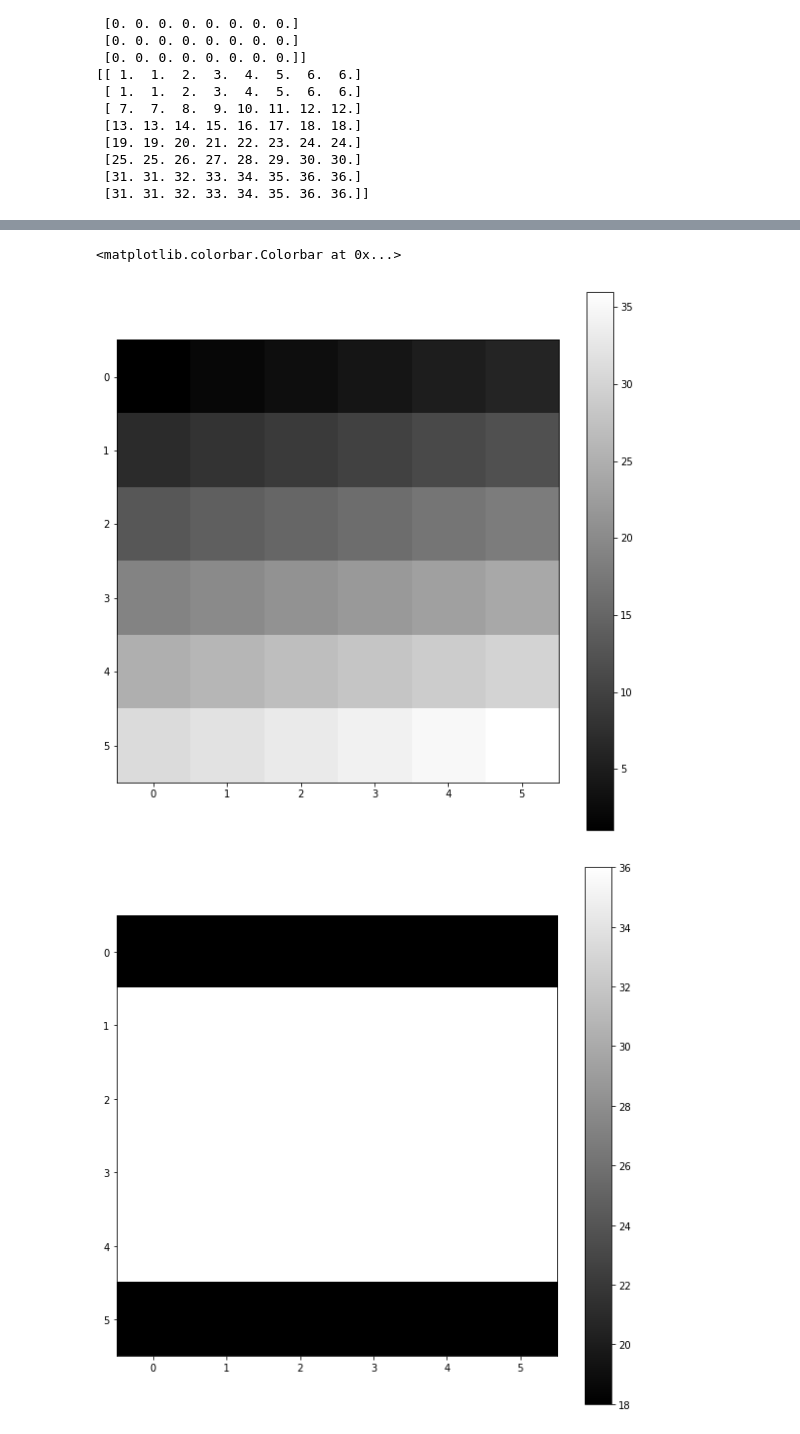
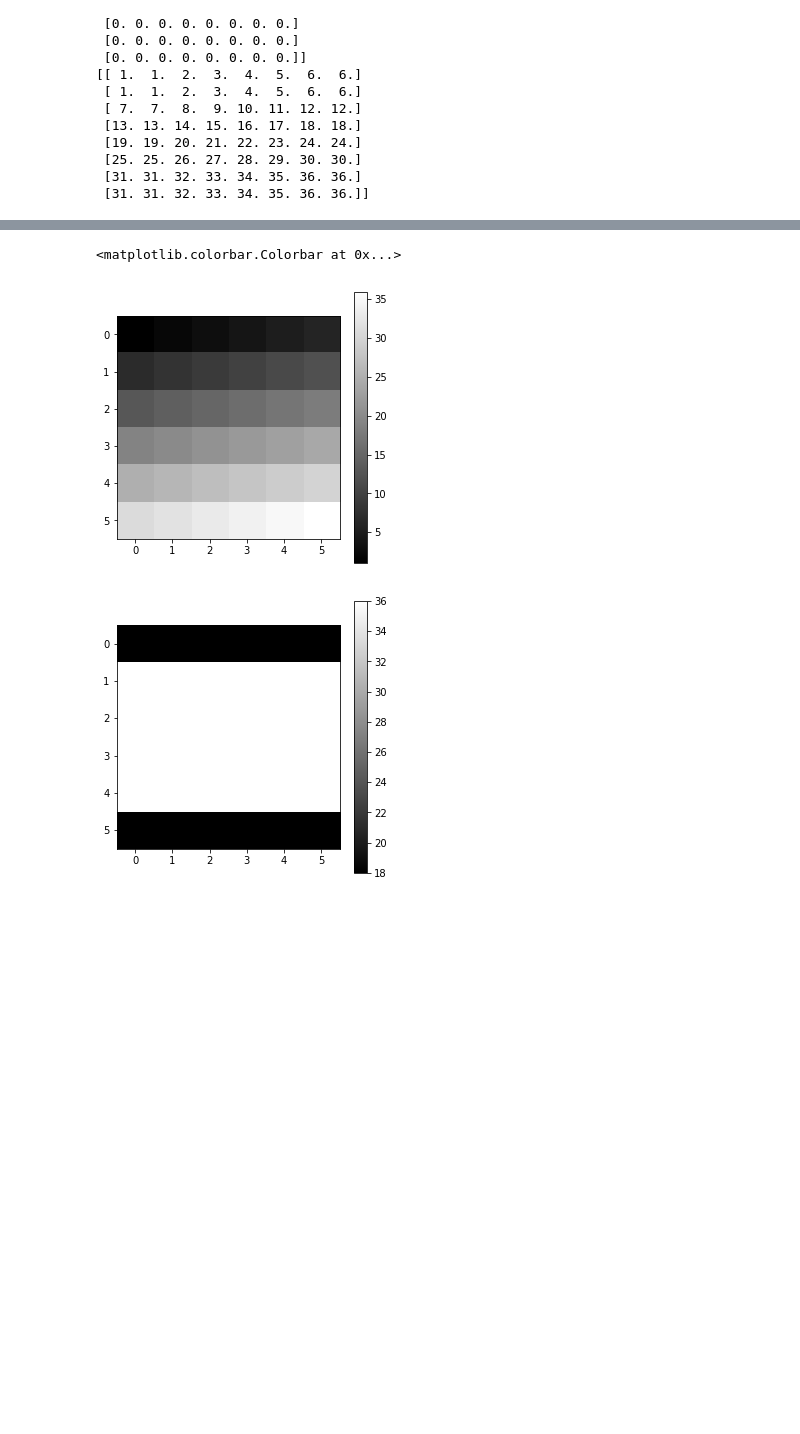
Before and after one commit to jecs89/LearningEveryDay, a Jupyter notebook: IP/ex2.ipynb, the cells around one changed output, grey strips where cells are left out. Drawn from its saved outputs; the diff is of its cells as text; code cells hidden in the pictures; blank space fills up the shorter version.

```diff
--- a/IP/ex2.ipynb
+++ b/IP/ex2.ipynb
@@ -172,40 +239,40 @@ II = np.array(I)
 II_c = np.array(II)
 print(II_c)
 
-plt.figure(figsize = (10,10))
+plt.figure(figsize = (5,5))
 plt.imshow(II_c, cmap = plt.get_cmap(name = 'gray'))
 plt.colorbar()
 
 for i in range(1,III.shape[0]-1):
     for j in range(1,III.shape[1]-1):
         c = 0
         i_x = i - 1
         for x in range(0,ww.shape[0]):
             i_y = j - 1
             for y in range(0,ww.shape[1]):
                 c += ww[x,y] * III[i_x,i_y]
 #                 print(str(ww[x,y]) + ' ' + str(III[i_x,i_y]))
                 i_y += 1
             i_x += 1
         II_c[i-1,j-1] = c
 print(II_c)
 
-plt.figure(figsize = (10,10))
+plt.figure(figsize = (5,5))
 plt.imshow(II_c, cmap = plt.get_cmap(name = 'gray'))
 plt.colorbar()
 # %% [output]
 [[ 1  2  3  4  5  6]
  [ 7  8  9 10 11 12]
  [13 14 15 16 17 18]
  [19 20 21 22 23 24]
  [25 26 27 28 29 30]
  [31 32 33 34 35 36]]
 [[18 18 18 18 18 18]
  [36 36 36 36 36 36]
  [36 36 36 36 36 36]
  [36 36 36 36 36 36]
  [36 36 36 36 36 36]
  [18 18 18 18 18 18]]
 <matplotlib.colorbar.Colorbar at 0x...>
-[figure, old version]
+[figure, new version]
-[figure, old version]
+[figure, new version]
```
Also changed, not shown: parts of 3 cells of this notebook.
